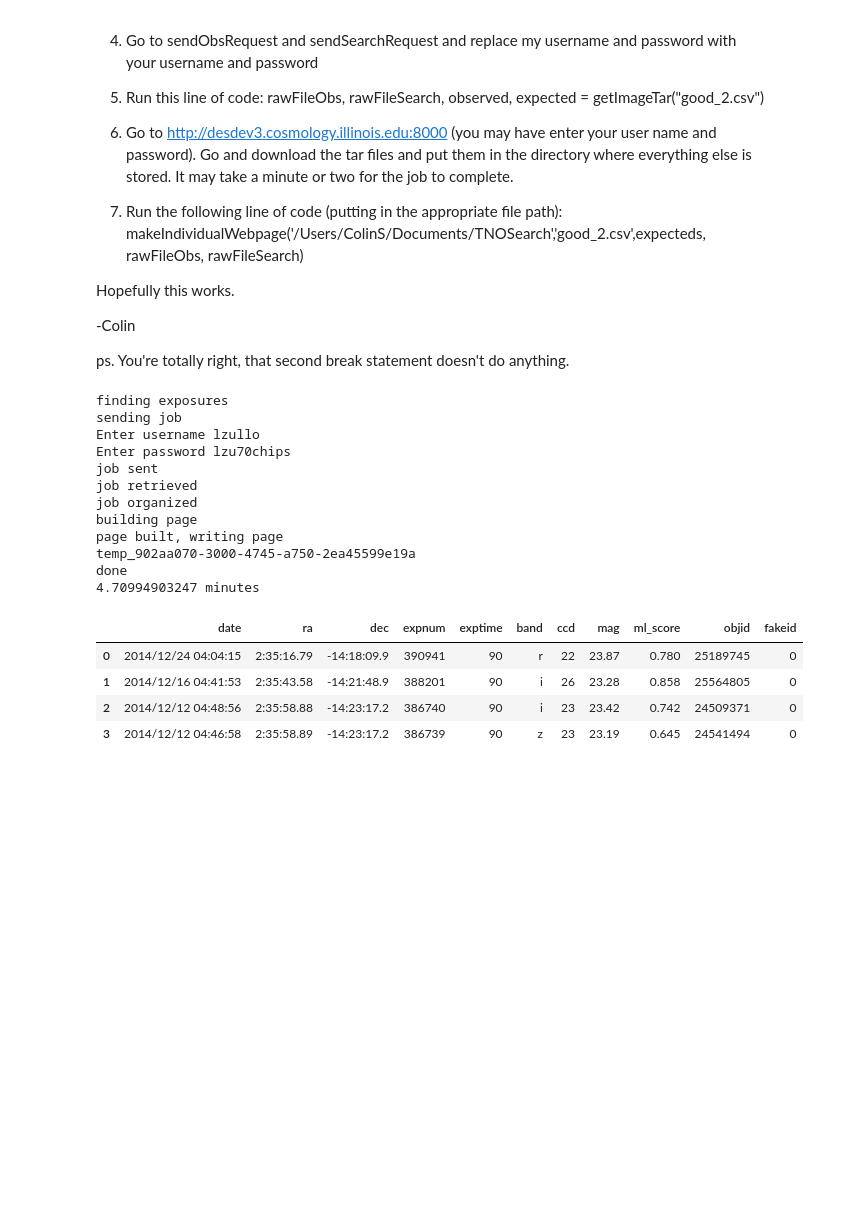
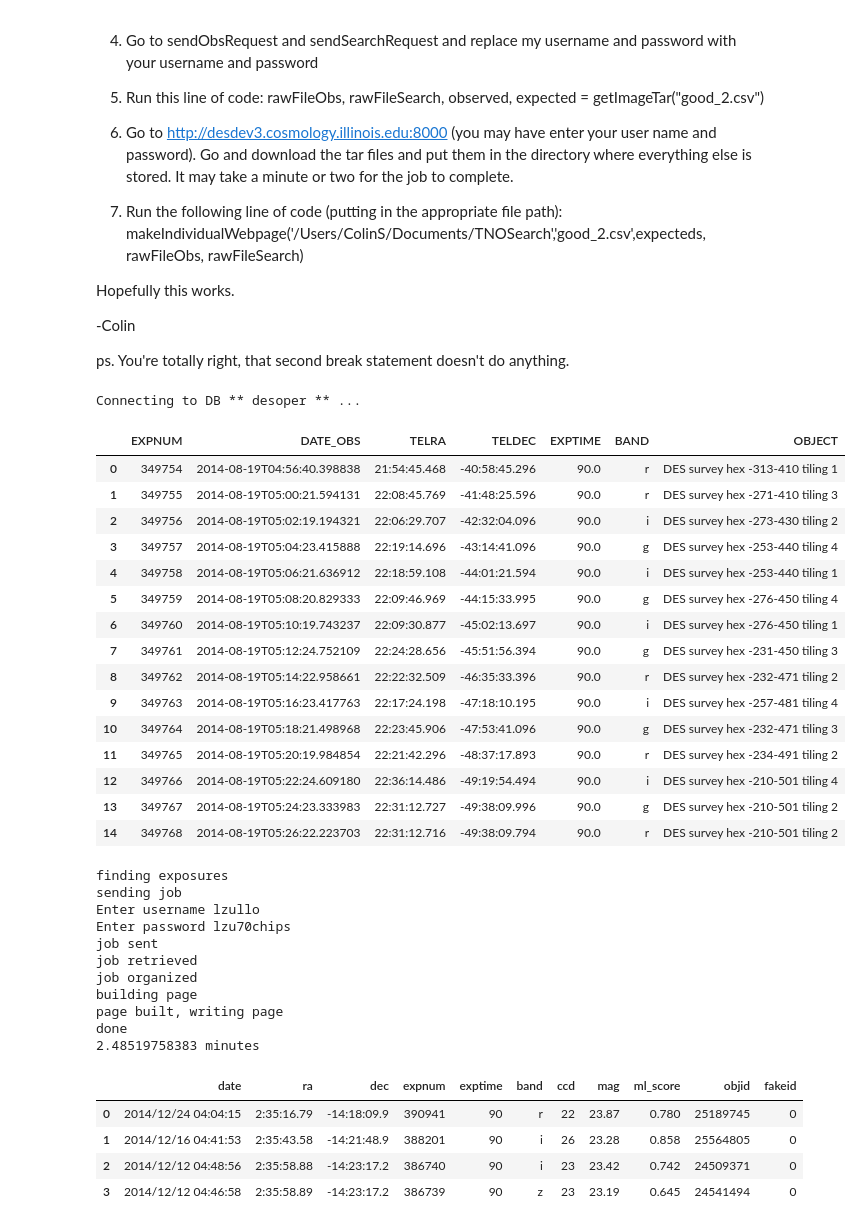
Before and after one commit to lynusz/TNO_Webpage, a Jupyter notebook: TNO Indiv WebPage 3.ipynb, the cells around one changed output. Saved outputs shown, nothing was run; the diff lists cells and outputs as text; code cells hidden in the pictures; blank space fills up the shorter version.

```diff
--- a/TNO Indiv WebPage 3.ipynb
+++ b/TNO Indiv WebPage 3.ipynb
@@ -649,10 +643,46 @@ def main(directory, obfile):
 
     print 'done'#, time.ctime()
 #print pag
+# %%
+#Opens and querys the desoper database
+
+def accessDB():
+    db = ea.connect(section = "desoper")
+
+    #Need to change query so that it shows the objects we are looking for
+    query = "select distinct expnum, date_obs, telra, teldec, exptime, band, object from prod.exposure where \
+    nite=20140818 and program='survey' order by expnum "
+
+    #Can we import as a csv instead of a pandas database?
+    result = db.query_to_pandas(query)
+
+    db.close()
+
+    return result.head(15)
+# %%
+accessDB()
+# %% [output]
+Connecting to DB ** desoper ** ...
+|  | EXPNUM | DATE_OBS | TELRA | TELDEC | EXPTIME | BAND | OBJECT |
+| 0 | 349754 | 2014-08-19T04:56:40.398838 | 21:54:45.468 | -40:58:45.296 | 90.0 | r | DES survey hex -313-410 tiling 1 |
+| 1 | 349755 | 2014-08-19T05:00:21.594131 | 22:08:45.769 | -41:48:25.596 | 90.0 | r | DES survey hex -271-410 tiling 3 |
+| 2 | 349756 | 2014-08-19T05:02:19.194321 | 22:06:29.707 | -42:32:04.096 | 90.0 | i | DES survey hex -273-430 tiling 2 |
+| 3 | 349757 | 2014-08-19T05:04:23.415888 | 22:19:14.696 | -43:14:41.096 | 90.0 | g | DES survey hex -253-440 tiling 4 |
+| 4 | 349758 | 2014-08-19T05:06:21.636912 | 22:18:59.108 | -44:01:21.594 | 90.0 | i | DES survey hex -253-440 tiling 1 |
+| 5 | 349759 | 2014-08-19T05:08:20.829333 | 22:09:46.969 | -44:15:33.995 | 90.0 | g | DES survey hex -276-450 tiling 4 |
+| 6 | 349760 | 2014-08-19T05:10:19.743237 | 22:09:30.877 | -45:02:13.697 | 90.0 | i | DES survey hex -276-450 tiling 1 |
+| 7 | 349761 | 2014-08-19T05:12:24.752109 | 22:24:28.656 | -45:51:56.394 | 90.0 | g | DES survey hex -231-450 tiling 3 |
+| 8 | 349762 | 2014-08-19T05:14:22.958661 | 22:22:32.509 | -46:35:33.396 | 90.0 | r | DES survey hex -232-471 tiling 2 |
+| 9 | 349763 | 2014-08-19T05:16:23.417763 | 22:17:24.198 | -47:18:10.195 | 90.0 | i | DES survey hex -257-481 tiling 4 |
+| 10 | 349764 | 2014-08-19T05:18:21.498968 | 22:23:45.906 | -47:53:41.096 | 90.0 | g | DES survey hex -232-471 tiling 3 |
+| 11 | 349765 | 2014-08-19T05:20:19.984854 | 22:21:42.296 | -48:37:17.893 | 90.0 | r | DES survey hex -234-491 tiling 2 |
+| 12 | 349766 | 2014-08-19T05:22:24.609180 | 22:36:14.486 | -49:19:54.494 | 90.0 | i | DES survey hex -210-501 tiling 4 |
+| 13 | 349767 | 2014-08-19T05:24:23.333983 | 22:31:12.727 | -49:38:09.996 | 90.0 | g | DES survey hex -210-501 tiling 2 |
+| 14 | 349768 | 2014-08-19T05:26:22.223703 | 22:31:12.716 | -49:38:09.794 | 90.0 | r | DES survey hex -210-501 tiling 2 |
 # %%
 if __name__ == '__main__':
     start_time = time.time()
-    main('/Users/lynuszullo/pyOrbfit/','distant_s17_y2.csv')
+    main('/Users/lynuszullo/pyOrbfit/','distant_s13_y2.csv')
     #main('/Users/ColinS/Documents/TNO_Webpage/','distant_s17_y2.csv')
     minutes = (((time.time() - start_time)) / 60)
     print("%s minutes" % (minutes))
@@ -666,9 +696,8 @@ job retrieved
 job organized
 building page
 page built, writing page
-temp_902aa070-3000-4745-a750-2ea45599e19a
 done
-4.70994903247 minutes
+2.48519758383 minutes
 # %%
 #rawFileObs, rawFileSearch, observed, expecteds = getImageTar("good_2.csv")
 # %%
```
Also changed, not shown: parts of 3 cells of this notebook.
